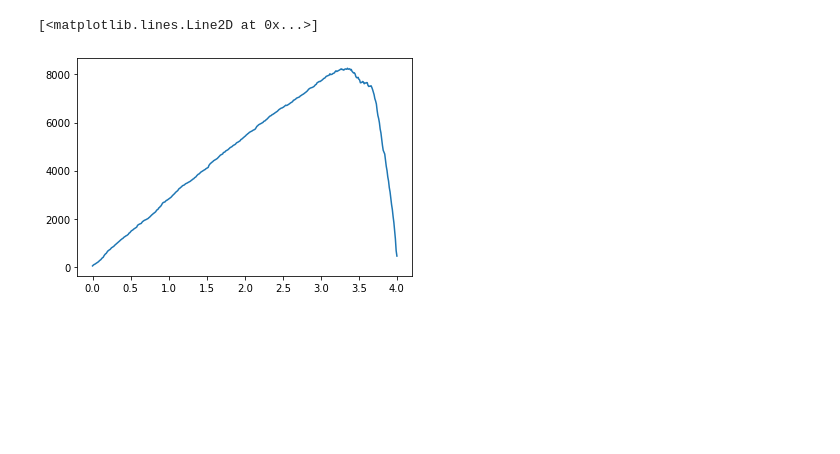
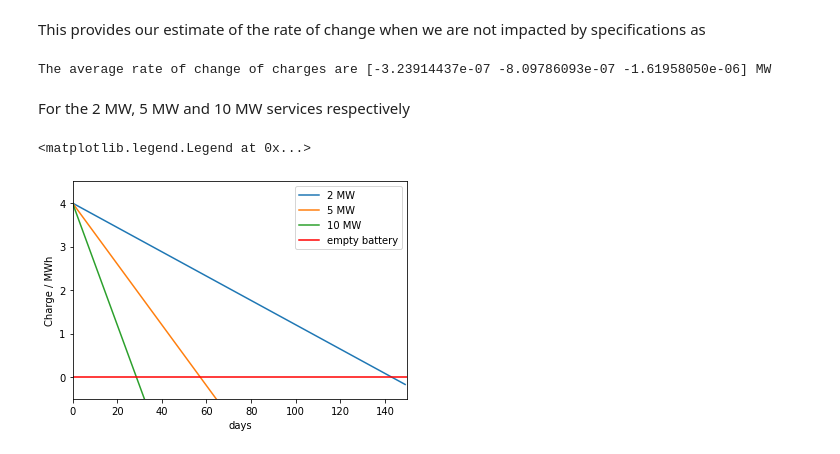
Before and after one commit to LeeWhittaker369/dynamic_containment, a Jupyter notebook: jupyter/analysing_the_models.ipynb, the cells around one changed output. Saved outputs shown, nothing was run; the diff lists cells and outputs as text; code cells hidden in the pictures; blank space fills up the shorter version.

```diff
--- a/jupyter/analysing_the_models.ipynb
+++ b/jupyter/analysing_the_models.ipynb
@@ -29,7 +33,7 @@ First, assming white noise, following the previous notebook, we can calculate th
 # %%
 service_powers = np.array([2, 5, 10])
 
-max_charge = 4
+max_cap = 4
 
 max_charge_rate = 4.0
 max_discharge_rate = 5.0
@@ -41,5 +45,5 @@ alpha = 0.95/0.3
 ccharge = 1 - 0.5 * alpha
 
 delta_freq_max = (max_percent - ccharge) / alpha
-delta_freq_min = (min_percent - ccharge) / alpha
+delta_freq_min = -(min_percent - ccharge) / alpha
 # %% [markdown]
@@ -262,5 +106,22 @@ for e in E_arr:
-# %%
-plt.plot(E_arr, d_mean)
-# %% [output]
-[<matplotlib.lines.Line2D at 0x...>]
-[figure, removed]
+# %% [markdown]
+This provides our estimate of the rate of change when we are not impacted by specifications as
+# %%
+print(f"The average rate of change of charges are {dcdt} MW")
+# %% [output]
+The average rate of change of charges are [-3.23914437e-07 -8.09786093e-07 -1.61958050e-06] MW
+# %% [markdown]
+For the 2 MW, 5 MW and 10 MW services respectively
+# %%
+days = np.arange(150)
+plt.plot(days, max_cap + days * (dcdt[0]*(3600.0 * 24.0)), label="2 MW")
+plt.plot(days, max_cap + days * (dcdt[1]*(3600.0 * 24.0)), label="5 MW")
+plt.plot(days, max_cap + days * (dcdt[2]*(3600.0 * 24.0)), label="10 MW")
+plt.axhline(0, color='red', label="empty battery")
+plt.ylabel("Charge / MWh")
+plt.xlabel("days")
+plt.xlim([0, 150])
+plt.ylim([-0.5, max_cap + 0.5])
+plt.legend()
+# %% [output]
+<matplotlib.legend.Legend at 0x...>
+[figure, added]
```
Also changed, not shown: parts of 59 cells of this notebook, 3 other files.
